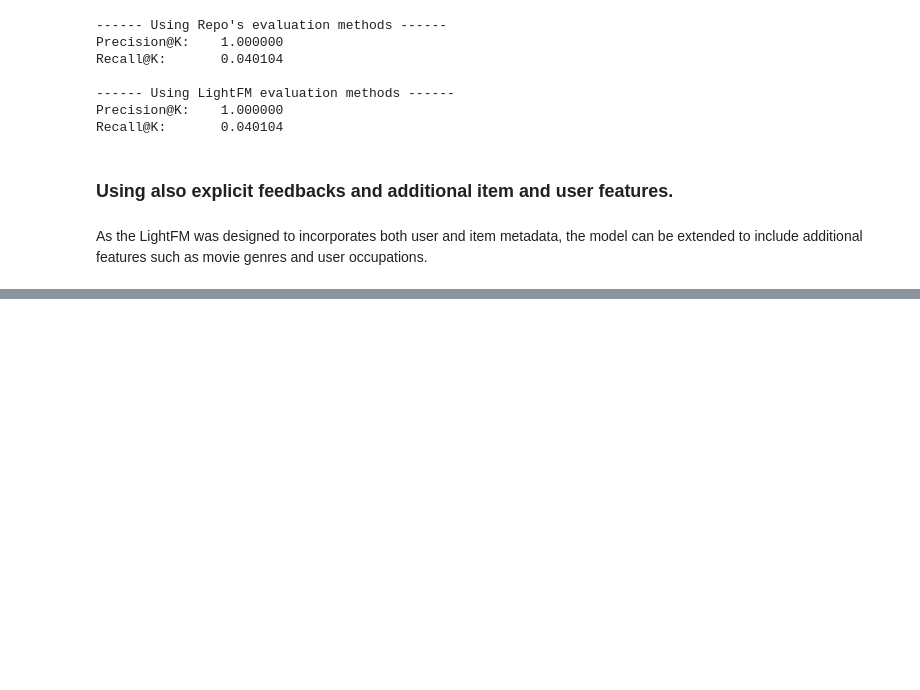
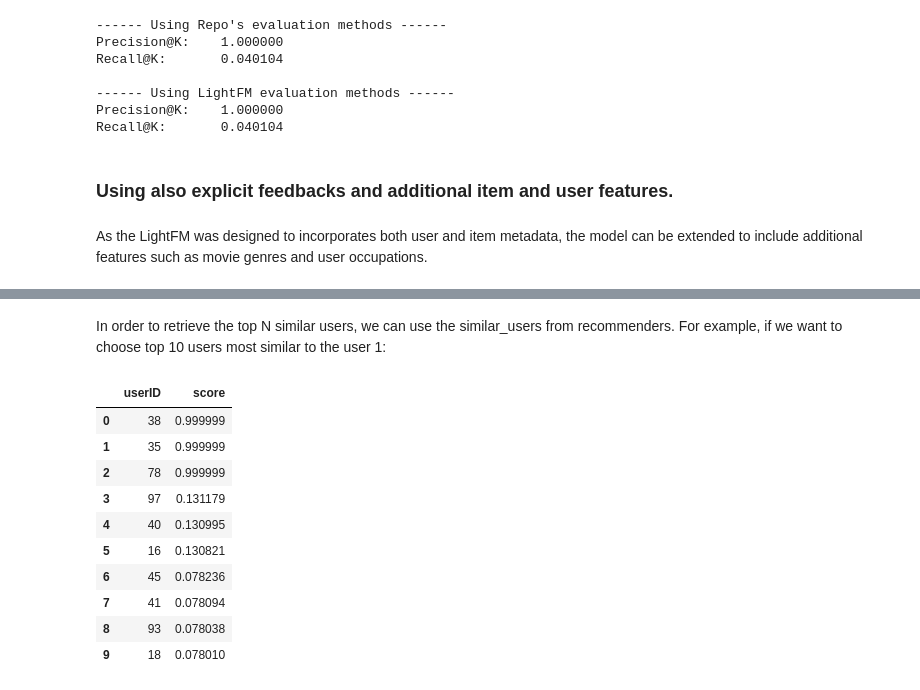
Before and after one commit to Ingernieros-del-IE/influence_marketing, a Jupyter notebook: lightfm.ipynb, the cells around one changed output, grey strips where cells are left out. Saved outputs shown, nothing was run; the diff lists cells and outputs as text; code cells hidden in the pictures; blank space fills up the shorter version.

```diff
--- a/lightfm.ipynb
+++ b/lightfm.ipynb
@@ -373,0 +553,6 @@ As the LightFM was designed to incorporates both user and item metadata, the mod
+# %%
+model2.fit(interactions=train_interactions2,
+           user_features=user_features,
+           item_features=item_features,
+           epochs=NO_EPOCHS
+           )
@@ -373,0 +565,9 @@ As the LightFM was designed to incorporates both user and item metadata, the mod
+# %%
+uids, iids, interaction_data = cross_validation._shuffle(
+    interactions2.row,
+    interactions2.col,
+    interactions2.data,
+    random_state=np.random.RandomState(SEED)
+)
+
+uid_map, ufeature_map, iid_map, ifeature_map = dataset2.mapping()
@@ -373,0 +576,4 @@ As the LightFM was designed to incorporates both user and item metadata, the mod
+# %%
+with Timer() as test_time:
+    test_df2 = prepare_test_df(test_idx, uids, iids, uid_map, iid_map, weights2)
+print(f"Took {test_time.interval:.1f} seconds for prepare and predict test data.")
@@ -373,0 +584,10 @@ As the LightFM was designed to incorporates both user and item metadata, the mod
+# %%
+with Timer() as test_time:
+    all_predictions2 = prepare_all_predictions(df, uid_map, iid_map,
+                                              interactions=train_interactions2,
+                                               user_features=user_features,
+                                               item_features=item_features,
+                                               model=model2,
+                                               num_threads=NO_THREADS)
+
+print(f"Took {test_time.interval:.1f} seconds for prepare and predict all data.")
@@ -373,0 +646,18 @@ As the LightFM was designed to incorporates both user and item metadata, the mod
+# %% [markdown]
+In order to retrieve the top N similar users, we can use the similar_users from recommenders. For example, if we want to choose top 10 users most similar to the user 1:
+# %%
+similar_users(user_id=1,
+              user_features=user_features,
+              model=model2)
+# %% [output]
+|  | userID | score |
+| 0 | 38 | 0.999999 |
+| 1 | 35 | 0.999999 |
+| 2 | 78 | 0.999999 |
+| 3 | 97 | 0.131179 |
+| 4 | 40 | 0.130995 |
+| 5 | 16 | 0.130821 |
+| 6 | 45 | 0.078236 |
+| 7 | 41 | 0.078094 |
+| 8 | 93 | 0.078038 |
+| 9 | 18 | 0.078010 |
```
Also changed, not shown: parts of 40 cells of this notebook.
